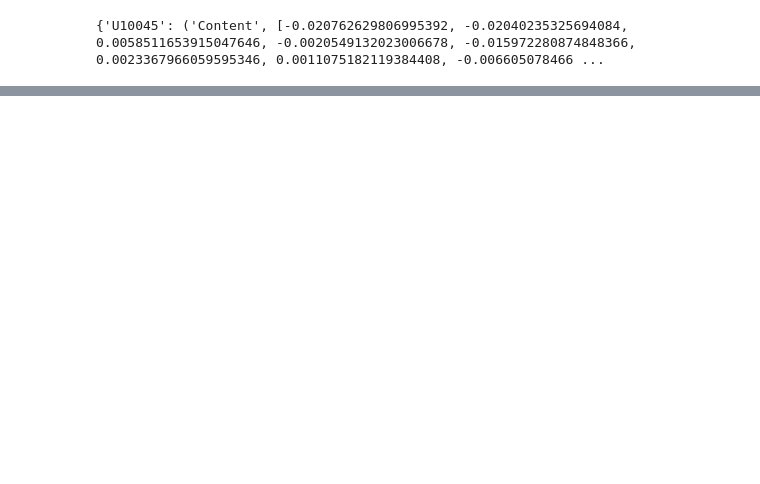
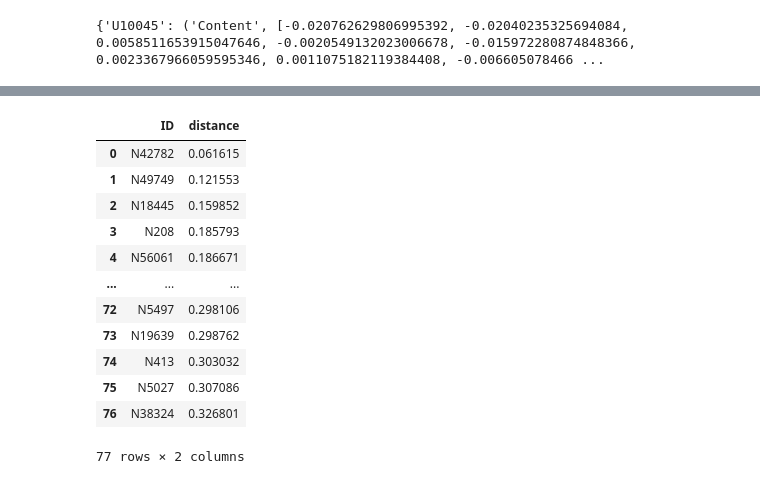
Before and after one commit to krisbara/GPT-Recommender-systems, a Jupyter notebook: GPT3_content_recommender.ipynb, the cells around one changed output, grey strips where cells are left out. Saved outputs shown, nothing was run; the diff lists cells and outputs as text; code cells hidden in the pictures; blank space fills up the shorter version.

```diff
--- a/GPT3_content_recommender.ipynb
+++ b/GPT3_content_recommender.ipynb
@@ -136,11 +113,9 @@ def print_recommendations_for_user(
 # %%
 # Example usage
 user_id = "U13000"  # Specify the user ID for which you want to generate recommendations
-k_nearest_neighbors = 5  # Specify the number of nearest neighbors to print
 
 recommendations = print_recommendations_for_user(
     user_id=user_id,
     users_dict=user_dict,
-    news_dictionary = news_dictionary,
-    k_nearest_neighbors=k_nearest_neighbors,
+    news_dictionary = news_dictionary
 )
@@ -219,0 +122,16 @@ filtered_df
+# %%
+recommendations
+# %% [output]
+|  | ID | distance |
+| 0 | N42782 | 0.061615 |
+| 1 | N49749 | 0.121553 |
+| 2 | N18445 | 0.159852 |
+| 3 | N208 | 0.185793 |
+| 4 | N56061 | 0.186671 |
+| ... | ... | ... |
+| 72 | N5497 | 0.298106 |
+| 73 | N19639 | 0.298762 |
+| 74 | N413 | 0.303032 |
+| 75 | N5027 | 0.307086 |
+| 76 | N38324 | 0.326801 |
+77 rows × 2 columns
```
Also changed, not shown: parts of 12 cells of this notebook, 2 other files.
